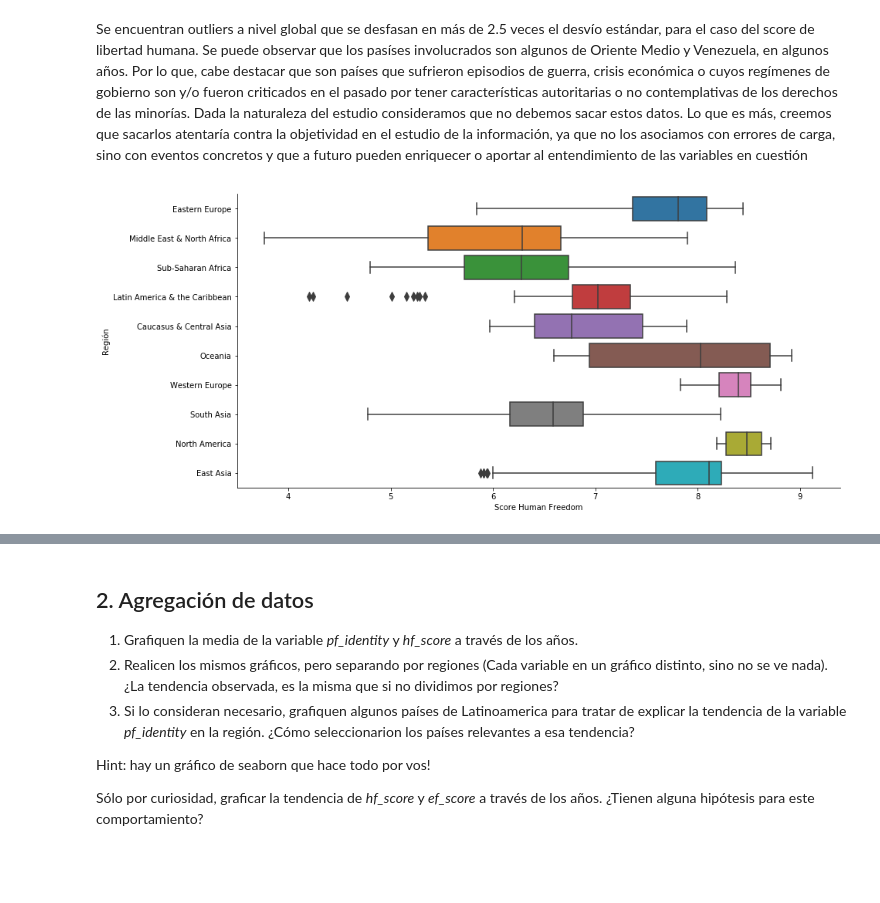
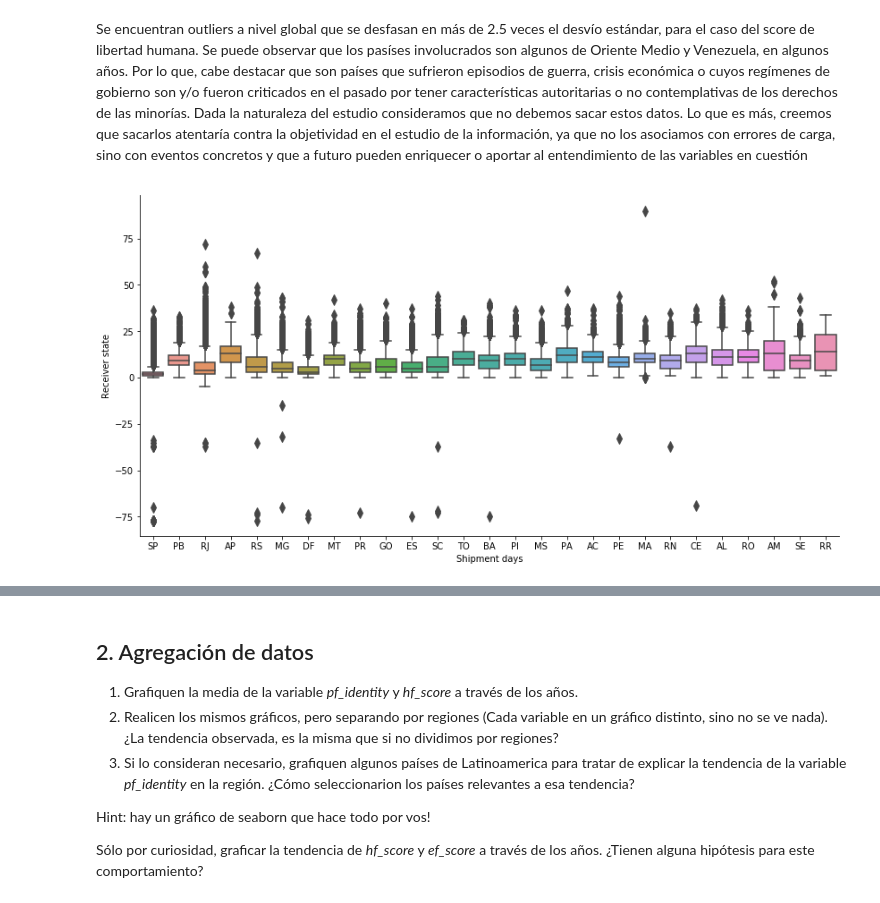
Before and after one commit to cnoeliachaves/diplodatos, a Jupyter notebook: 02_practico.ipynb, the cells around one changed output, grey strips where cells are left out. Saved outputs shown, nothing was run; the diff lists cells and outputs as text; code cells hidden in the pictures; blank space fills up the shorter version.

Commit message:
se agregan descripcion y boxplot

```diff
--- a/02_practico.ipynb
+++ b/02_practico.ipynb
@@ -253,13 +235,21 @@ data.reset_index(drop=True)
 Se encuentran outliers a nivel global que se desfasan en más de 2.5 veces el desvío estándar, para el caso del score de libertad humana.
 Se puede observar que los pasíses involucrados son algunos de Oriente Medio y Venezuela, en algunos años. Por lo que, cabe destacar que son países que sufrieron episodios de guerra, crisis económica o cuyos regímenes de gobierno son y/o fueron criticados en el pasado por tener características autoritarias o no contemplativas de los derechos de las minorías.
 Dada la naturaleza del estudio consideramos que no debemos sacar estos datos. Lo que es más, creemos que sacarlos atentaría contra la objetividad en el estudio de la información, ya que no los asociamos con errores de carga, sino con eventos concretos y que a futuro pueden enriquecer o aportar al entendimiento de las variables en cuestión
+# %%
+plt.figure(figsize=(14,7))
+seaborn.boxplot(data=dataset,
+                y='shipment_days', x='receiver_state',
+                fliersize=8)
+plt.xlabel('Shipment days')
+plt.ylabel('Receiver state')
+seaborn.despine()
+# %% [output]
+[figure, added]
 # %%
 plt.figure(figsize=(14,7))
 seaborn.boxplot(data=dataset,
-                y='region', x='hf_score',
-                whis=2.5, fliersize=8)
-plt.xlabel('Score Human Freedom')
-plt.ylabel('Región')
+                y='shipment_days', x='receiver_zipcode',
+                fliersize=8)
+plt.xlabel('Shipment days')
+plt.ylabel('receiver_zipcode')
 seaborn.despine()
-# %% [output]
-[figure, removed]
```
Also changed, not shown: parts of 41 cells of this notebook.
